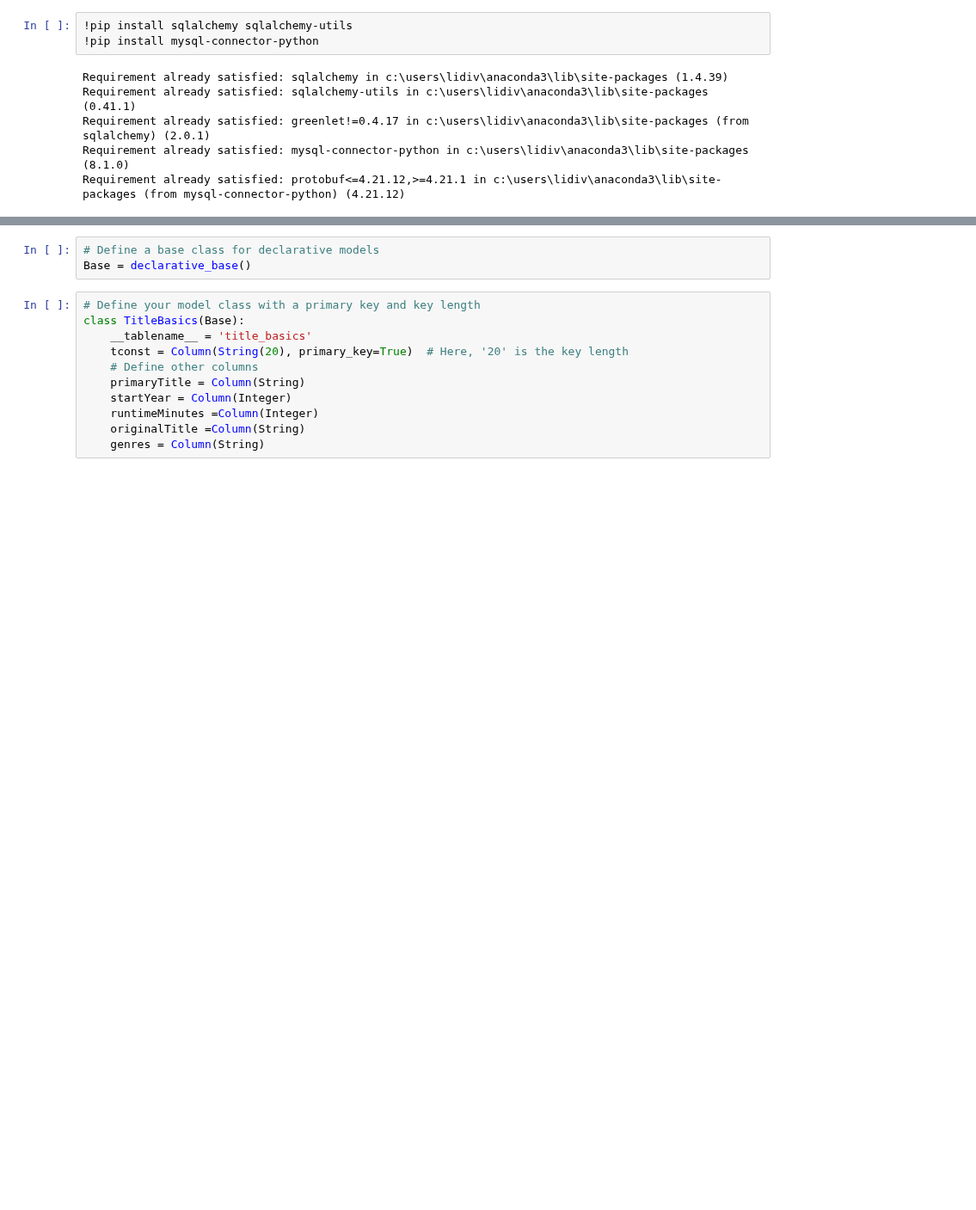
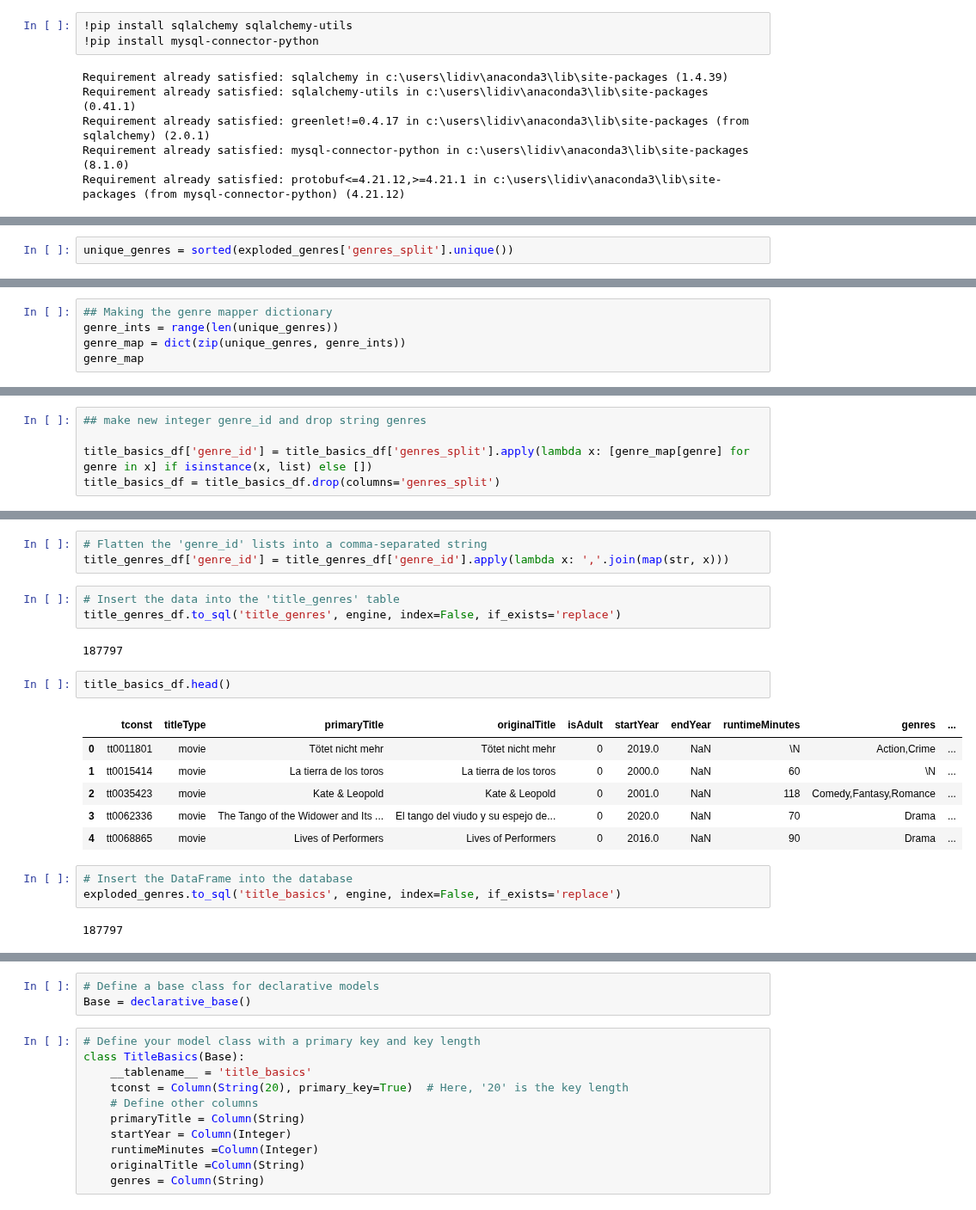
Before and after one commit to Lidivinekeng/project03, a Jupyter notebook: part 03.ipynb, the cells around one changed output, grey strips where cells are left out. Shown at 86% size. Drawn from its saved outputs; the diff is of its cells as text; blank space fills up the shorter version.

```diff
--- a/part 03.ipynb
+++ b/part 03.ipynb
@@ -52,0 +73,2 @@ Requirement already satisfied: protobuf<=4.21.12,>=4.21.1 in c:\users\lidiv\anac
+# %%
+unique_genres = sorted(exploded_genres['genres_split'].unique())
@@ -52,0 +85,5 @@ Requirement already satisfied: protobuf<=4.21.12,>=4.21.1 in c:\users\lidiv\anac
+# %%
+## Making the genre mapper dictionary
+genre_ints = range(len(unique_genres))
+genre_map = dict(zip(unique_genres, genre_ints))
+genre_map
@@ -52,0 +108,5 @@ Requirement already satisfied: protobuf<=4.21.12,>=4.21.1 in c:\users\lidiv\anac
+# %%
+## make new integer genre_id and drop string genres
+
+title_basics_df['genre_id'] = title_basics_df['genres_split'].apply(lambda x: [genre_map[genre] for genre in x] if isinstance(x, list) else [])
+title_basics_df = title_basics_df.drop(columns='genres_split')
@@ -89,3 +156,25 @@ title_basics_df.to_sql('title_basics', engine, index=False, if_exists='replace')
+# %%
+# Flatten the 'genre_id' lists into a comma-separated string
+title_genres_df['genre_id'] = title_genres_df['genre_id'].apply(lambda x: ','.join(map(str, x)))
+# %%
+# Insert the data into the 'title_genres' table
+title_genres_df.to_sql('title_genres', engine, index=False, if_exists='replace')
+# %% [output]
+187797
+# %%
+title_basics_df.head()
+# %% [output]
+|  | tconst | titleType | primaryTitle | originalTitle | isAdult | startYear | endYear | runtimeMinutes | genres | ... |
+| 0 | tt0011801 | movie | Tötet nicht mehr | Tötet nicht mehr | 0 | 2019.0 | NaN | \N | Action,Crime | ... |
+| 1 | tt0015414 | movie | La tierra de los toros | La tierra de los toros | 0 | 2000.0 | NaN | 60 | \N | ... |
+| 2 | tt0035423 | movie | Kate & Leopold | Kate & Leopold | 0 | 2001.0 | NaN | 118 | Comedy,Fantasy,Romance | ... |
+| 3 | tt0062336 | movie | The Tango of the Widower and Its ... | El tango del viudo y su espejo de... | 0 | 2020.0 | NaN | 70 | Drama | ... |
+| 4 | tt0068865 | movie | Lives of Performers | Lives of Performers | 0 | 2016.0 | NaN | 90 | Drama | ... |
+# %%
+# Insert the DataFrame into the database
+exploded_genres.to_sql('title_basics', engine, index=False, if_exists='replace')
+# %% [output]
+187797
 # %%
 print(title_basics_df.columns)
 # %% [output]
```
Also changed, not shown: parts of 21 cells of this notebook.
